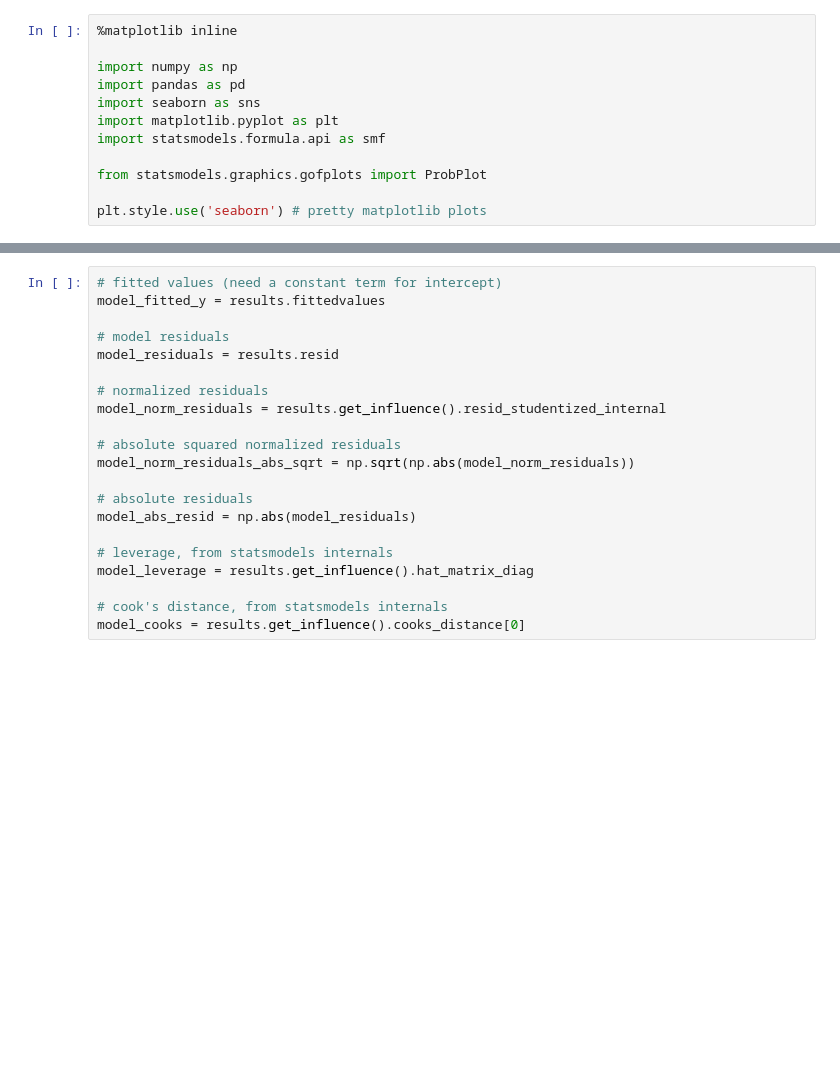
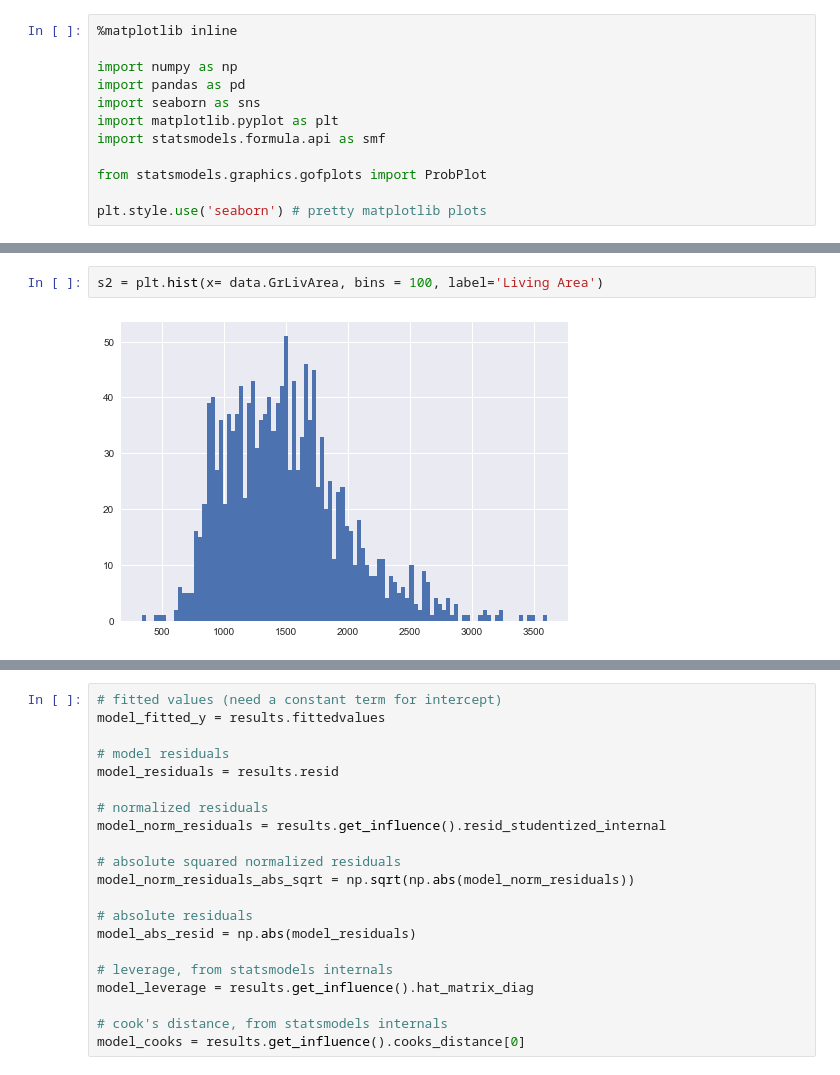
Before and after one commit to bgelly/Machine_Learning_Project_3, a Jupyter notebook: house-prices-advanced-regression-techniques/Bennett_Notebook.ipynb, the cells around one changed output, grey strips where cells are left out. Cells and saved outputs as stored; diff of their text form; blank space fills up the shorter version.

```diff
--- a/house-prices-advanced-regression-techniques/Bennett_Notebook.ipynb
+++ b/house-prices-advanced-regression-techniques/Bennett_Notebook.ipynb
@@ -196,0 +124,4 @@ plt.style.use('seaborn') # pretty matplotlib plots
+# %%
+s2 = plt.hist(x= data.GrLivArea, bins = 100, label='Living Area')
+# %% [output]
+[figure, added]
```
Also changed, not shown: parts of 34 cells of this notebook, 3 other files.
